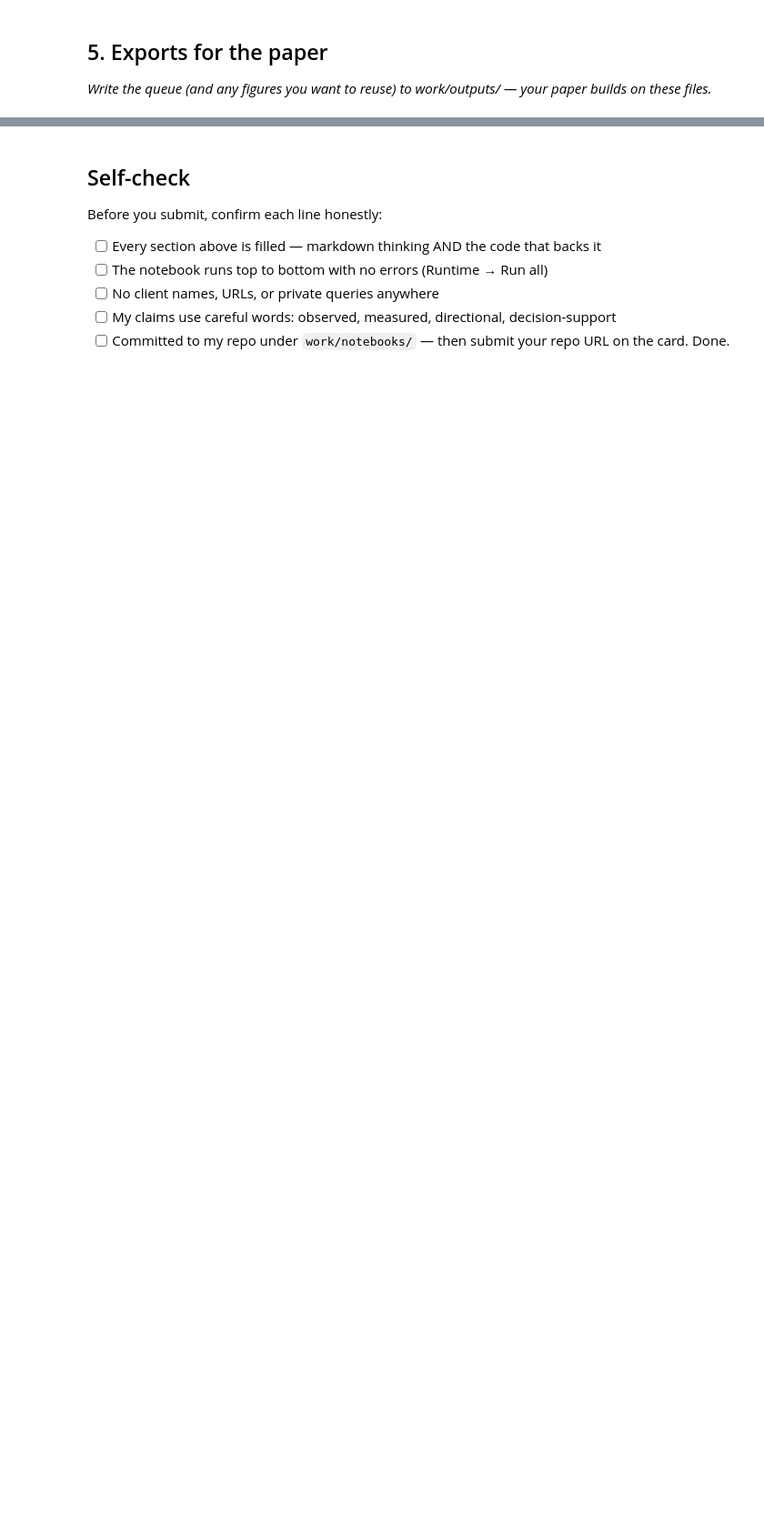
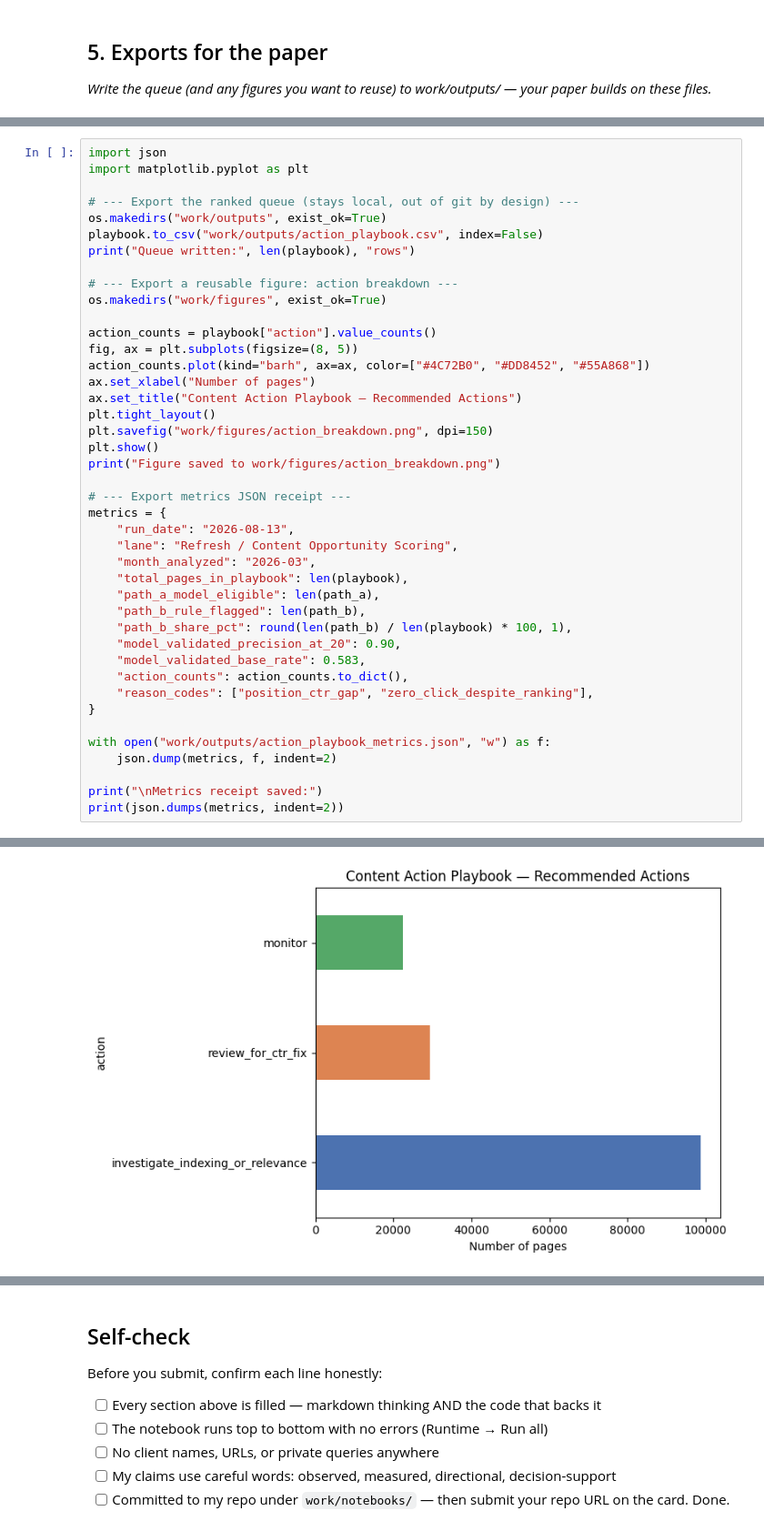
Before and after one commit to irssaa29/Machine-learning_01, a Jupyter notebook: work/notebooks/w07_action_playbook.ipynb, the cells around one changed output, grey strips where cells are left out. Shown at 91% size. Saved outputs shown, nothing was run; the diff lists cells and outputs as text; blank space fills up the shorter version.

```diff
--- a/work/notebooks/w07_action_playbook.ipynb
+++ b/work/notebooks/w07_action_playbook.ipynb
@@ -43,0 +193,43 @@ This skeleton is yours to fill. Work the sections **in order** — each one has
+# %%
+import json
+import matplotlib.pyplot as plt
+
+# --- Export the ranked queue (stays local, out of git by design) ---
+os.makedirs("work/outputs", exist_ok=True)
+playbook.to_csv("work/outputs/action_playbook.csv", index=False)
+print("Queue written:", len(playbook), "rows")
+
+# --- Export a reusable figure: action breakdown ---
+os.makedirs("work/figures", exist_ok=True)
+
+action_counts = playbook["action"].value_counts()
+fig, ax = plt.subplots(figsize=(8, 5))
+action_counts.plot(kind="barh", ax=ax, color=["#4C72B0", "#DD8452", "#55A868"])
+ax.set_xlabel("Number of pages")
+ax.set_title("Content Action Playbook — Recommended Actions")
+plt.tight_layout()
+plt.savefig("work/figures/action_breakdown.png", dpi=150)
+plt.show()
+print("Figure saved to work/figures/action_breakdown.png")
+
+# --- Export metrics JSON receipt ---
+metrics = {
+    "run_date": "2026-08-13",
+    "lane": "Refresh / Content Opportunity Scoring",
+    "month_analyzed": "2026-03",
+    "total_pages_in_playbook": len(playbook),
+    "path_a_model_eligible": len(path_a),
+    "path_b_rule_flagged": len(path_b),
+    "path_b_share_pct": round(len(path_b) / len(playbook) * 100, 1),
+    "model_validated_precision_at_20": 0.90,
+    "model_validated_base_rate": 0.583,
+    "action_counts": action_counts.to_dict(),
+    "reason_codes": ["position_ctr_gap", "zero_click_despite_ranking"],
+}
+
+with open("work/outputs/action_playbook_metrics.json", "w") as f:
+    json.dump(metrics, f, indent=2)
+
+print("\nMetrics receipt saved:")
+print(json.dumps(metrics, indent=2))
+# %% [output]
@@ -43,0 +237 @@ This skeleton is yours to fill. Work the sections **in order** — each one has
+[figure, added]
```
Also changed, not shown: parts of 13 cells of this notebook.
